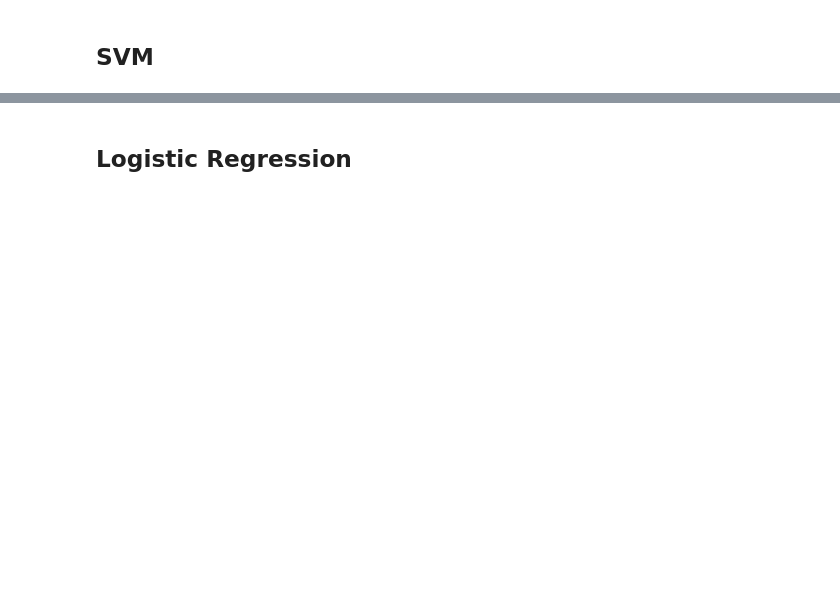
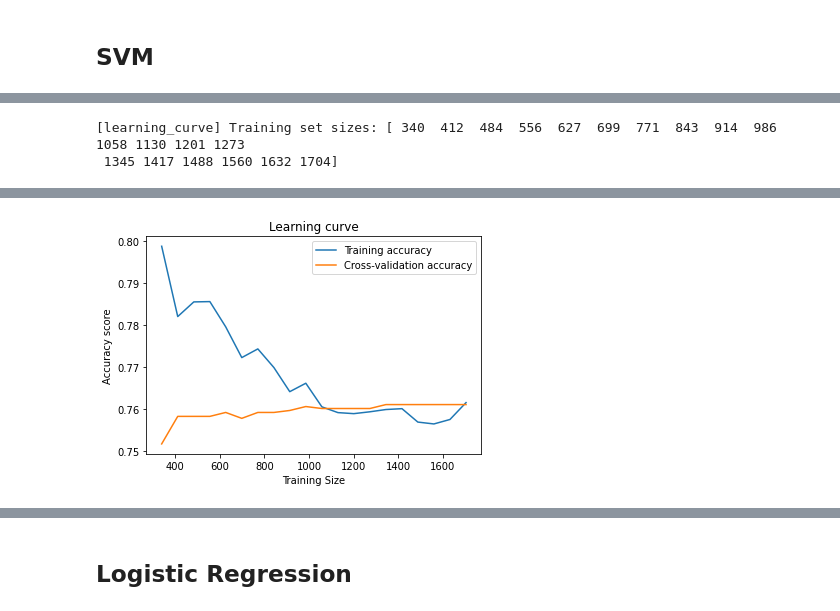
Before and after one commit to tomstark99/COMS30050, a Jupyter notebook: coursework/binary_classification/search_dep_score.ipynb, the cells around one changed output, grey strips where cells are left out. Saved outputs shown, nothing was run; the diff lists cells and outputs as text; code cells hidden in the pictures; blank space fills up the shorter version.

```diff
--- a/coursework/binary_classification/search_dep_score.ipynb
+++ b/coursework/binary_classification/search_dep_score.ipynb
@@ -234,0 +379,28 @@ plt.show()
+# %%
+plot_model = svm.SVC(kernel='rbf', C=10.0, gamma=0.1)
+
+train_sizes_seed500, train_scores_seed500, val_scores_seed500 = learning_curve(plot_model,
+                                                                X_train,
+                                                                y_train,
+                                                                cv=5,
+                                                                scoring='accuracy',
+                                                                n_jobs=-1, # 이거 바꾸고 싶으면 바꾸고
+                                                                train_sizes=np.linspace(0.2, 1, 20),
+                                                                verbose=2)
+
+
+train_mean_seed500 = np.mean(train_scores_seed500, axis = 1)
+train_std_seed500  = np.std(train_scores_seed500, axis=1)
+val_mean_seed500   = np.mean(val_scores_seed500, axis=1)
+val_std_seed500    = np.std(val_scores_seed500, axis=1)
+
+plt.plot(train_sizes_seed500, train_mean_seed500, label='Training accuracy')
+plt.plot(train_sizes_seed500, val_mean_seed500,   label='Cross-validation accuracy')
+plt.title ('Learning curve')
+plt.xlabel('Training Size')
+plt.ylabel('Accuracy score')
+plt.legend(loc='best')
+plt.show()
+# %% [output]
+[learning_curve] Training set sizes: [ 340  412  484  556  627  699  771  843  914  986 1058 1130 1201 1273
+ 1345 1417 1488 1560 1632 1704]
@@ -234,0 +410 @@ plt.show()
+[figure, added]
```
Also changed, not shown: parts of 50 cells of this notebook.
